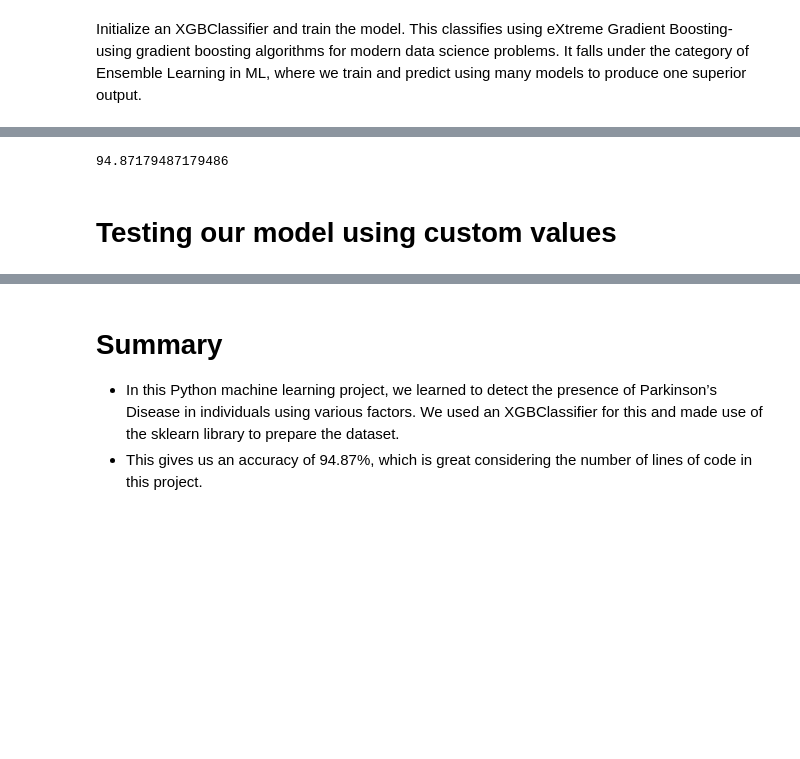
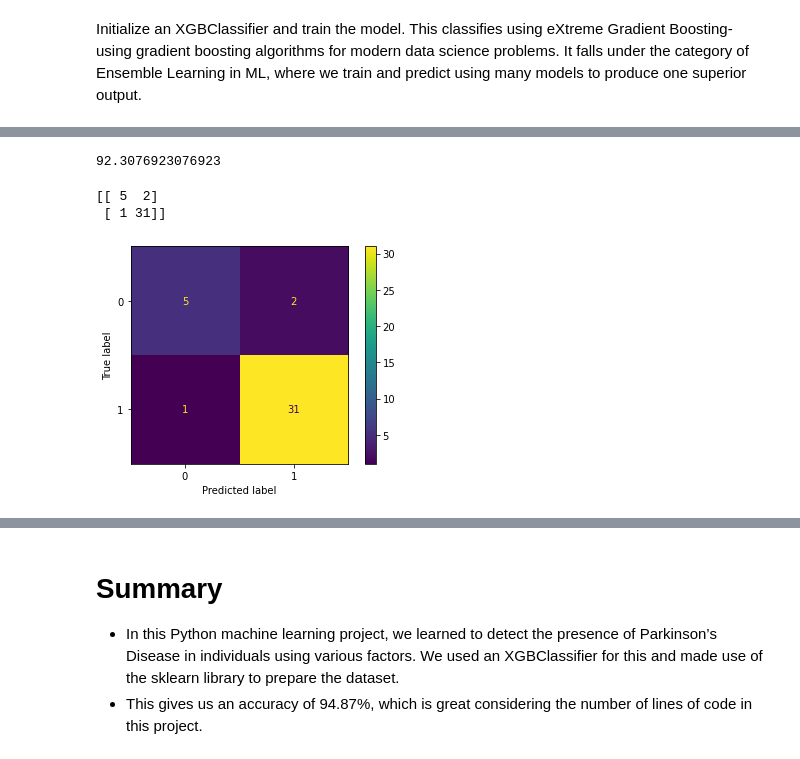
Before and after one commit to meetttttt/Parkinson-s-Disease-Detection-using-XGBoost, a Jupyter notebook: detecting-parkinson-s-disease-xgboost.ipynb, the cells around one changed output, grey strips where cells are left out. Saved outputs shown, nothing was run; the diff lists cells and outputs as text; code cells hidden in the pictures; blank space fills up the shorter version.

```diff
--- a/detecting-parkinson-s-disease-xgboost.ipynb
+++ b/detecting-parkinson-s-disease-xgboost.ipynb
@@ -193,5 +226,5 @@ x_train,x_test,y_train,y_test=train_test_split(x, y, test_size=0.2, random_state
 # %% [markdown]
  Initialize an XGBClassifier and train the model. This classifies using eXtreme Gradient Boosting- using gradient boosting algorithms for modern data science problems. It falls under the category of Ensemble Learning in ML, where we train and predict using many models to produce one superior output.
 # %%
-model=XGBClassifier()
-model.fit(x_train,y_train)
+model = XGBClassifier(learning_rate=0.1, max_depth=10,
+                    scale_pos_weight=1.5, eval_metric='mlogloss')
@@ -211,7 +243,4 @@ Finally, generate y_pred (predicted values for x_test) and calculate the accurac
 # %%
+# Finally, generate y_pred (predicted values for x_test)
+
 y_pred=model.predict(x_test)
-print(accuracy_score(y_test, y_pred)*100)
-# %% [output]
-94.87179487179486
-# %% [markdown]
-# Testing our model using custom values
@@ -219,0 +247,16 @@ demo_values= []
+# %%
+# Calculate the accuracy for the model. Print it out.
+
+print(accuracy_score(y_test, y_pred)*100)
+# %% [output]
+92.3076923076923
+# %%
+# Calculate the Confusion Matrix for the model. Print it out.
+
+print(confusion_matrix(y_test, y_pred))
+plot_confusion_matrix(model, x_test, y_test)
+plt.show()
+# %% [output]
+[[ 5  2]
+ [ 1 31]]
+[figure, added]
```
Also changed, not shown: parts of 26 cells of this notebook.
